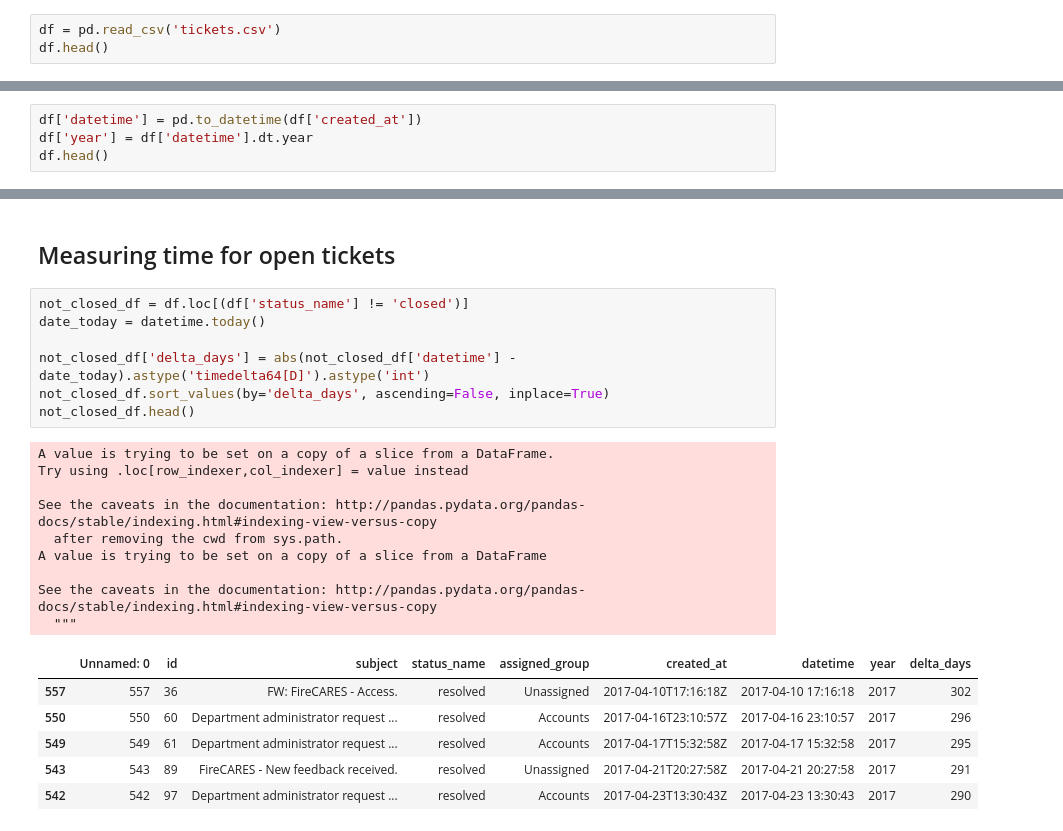
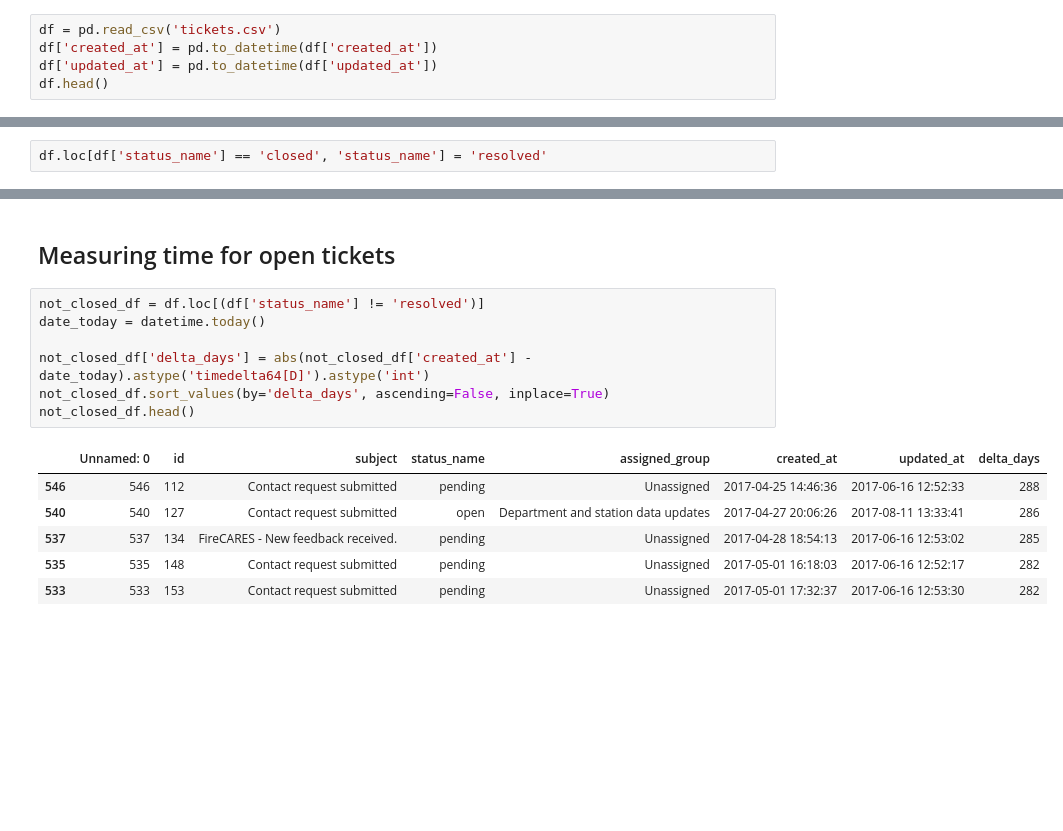
Before and after one commit to JorgeMartinezG/firecares-stats, a Jupyter notebook: Tickets analysis.ipynb, the cells around one changed output, grey strips where cells are left out. Cells and saved outputs as stored; diff of their text form; blank space fills up the shorter version.

```diff
--- a/Tickets analysis.ipynb
+++ b/Tickets analysis.ipynb
@@ -18,5 +23,7 @@ sns.set()
 ### Reading generated csv files.
 # %%
 df = pd.read_csv('tickets.csv')
+df['created_at'] = pd.to_datetime(df['created_at'])
+df['updated_at'] = pd.to_datetime(df['updated_at'])
 df.head()
 # %% [output]
@@ -29,6 +36,2 @@ df.head()
 # %% [markdown]
 ### Data processing
-# %%
-df['datetime'] = pd.to_datetime(df['created_at'])
-df['year'] = df['datetime'].dt.year
-df.head()
@@ -41,0 +40,2 @@ df.head()
+# %%
+df.loc[df['status_name'] == 'closed', 'status_name'] = 'resolved'
@@ -62,25 +51,16 @@ sns.heatmap(df_heatmap, annot=True,cbar=False, cmap='BuGn')
 # %% [markdown]
 ## Measuring time for open tickets
 # %%
-not_closed_df = df.loc[(df['status_name'] != 'closed')]
+not_closed_df = df.loc[(df['status_name'] != 'resolved')]
 date_today = datetime.today()
 
-not_closed_df['delta_days'] = abs(not_closed_df['datetime'] - date_today).astype('timedelta64[D]').astype('int')
+not_closed_df['delta_days'] = abs(not_closed_df['created_at'] - date_today).astype('timedelta64[D]').astype('int')
 not_closed_df.sort_values(by='delta_days', ascending=False, inplace=True)
 not_closed_df.head()
 # %% [output]
-A value is trying to be set on a copy of a slice from a DataFrame.
-Try using .loc[row_indexer,col_indexer] = value instead
-
-See the caveats in the documentation: http://pandas.pydata.org/pandas-docs/stable/indexing.html#indexing-view-versus-copy
-  after removing the cwd from sys.path.
-A value is trying to be set on a copy of a slice from a DataFrame
-
-See the caveats in the documentation: http://pandas.pydata.org/pandas-docs/stable/indexing.html#indexing-view-versus-copy
-  """
-|  | Unnamed: 0 | id | subject | status_name | assigned_group | created_at | datetime | year | delta_days |
-| 557 | 557 | 36 | FW: FireCARES - Access. | resolved | Unassigned | 2017-04-10T17:16:18Z | 2017-04-10 17:16:18 | 2017 | 302 |
-| 550 | 550 | 60 | Department administrator request ... | resolved | Accounts | 2017-04-16T23:10:57Z | 2017-04-16 23:10:57 | 2017 | 296 |
-| 549 | 549 | 61 | Department administrator request ... | resolved | Accounts | 2017-04-17T15:32:58Z | 2017-04-17 15:32:58 | 2017 | 295 |
-| 543 | 543 | 89 | FireCARES - New feedback received. | resolved | Unassigned | 2017-04-21T20:27:58Z | 2017-04-21 20:27:58 | 2017 | 291 |
-| 542 | 542 | 97 | Department administrator request ... | resolved | Accounts | 2017-04-23T13:30:43Z | 2017-04-23 13:30:43 | 2017 | 290 |
+|  | Unnamed: 0 | id | subject | status_name | assigned_group | created_at | updated_at | delta_days |
+| 546 | 546 | 112 | Contact request submitted | pending | Unassigned | 2017-04-25 14:46:36 | 2017-06-16 12:52:33 | 288 |
+| 540 | 540 | 127 | Contact request submitted | open | Department and station data updates | 2017-04-27 20:06:26 | 2017-08-11 13:33:41 | 286 |
+| 537 | 537 | 134 | FireCARES - New feedback received. | pending | Unassigned | 2017-04-28 18:54:13 | 2017-06-16 12:53:02 | 285 |
+| 535 | 535 | 148 | Contact request submitted | pending | Unassigned | 2017-05-01 16:18:03 | 2017-06-16 12:52:17 | 282 |
+| 533 | 533 | 153 | Contact request submitted | pending | Unassigned | 2017-05-01 17:32:37 | 2017-06-16 12:53:30 | 282 |
```
Also changed, not shown: parts of 14 cells of this notebook, 1 other file.
